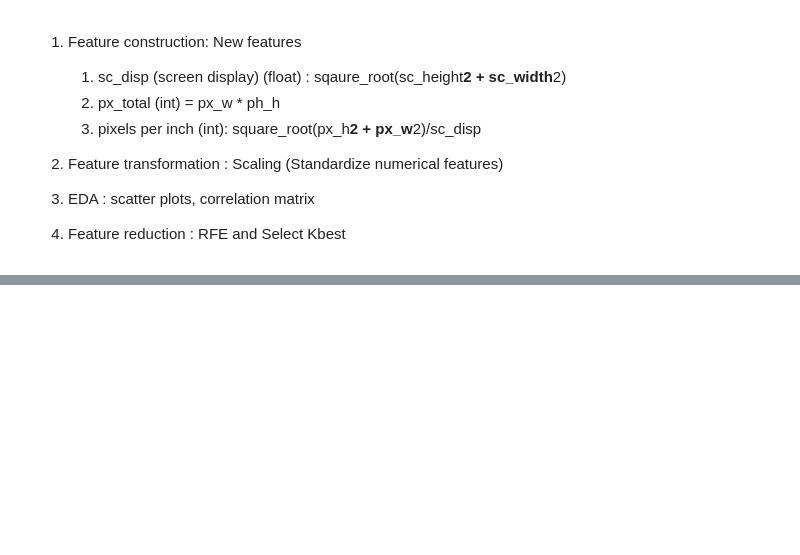
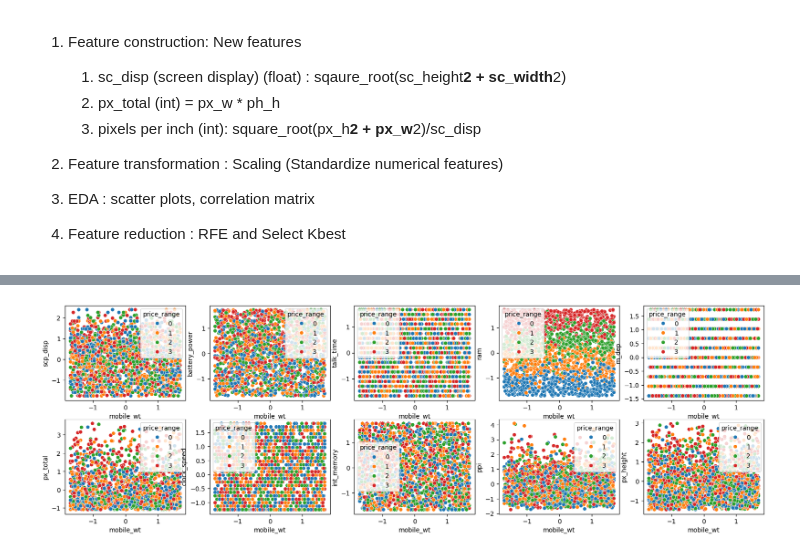
Before and after one commit to Clarkey33/Mobile_Price_Prediction, a Jupyter notebook: classification_model.ipynb, the cells around one changed output, grey strips where cells are left out. Cells and saved outputs as stored; diff of their text form; code cells hidden in the pictures; blank space fills up the shorter version.

```diff
--- a/classification_model.ipynb
+++ b/classification_model.ipynb
@@ -302,0 +351,13 @@ check_outlier(df_mobile)
+# %%
+#Initialize StandardScaler
+scaler = StandardScaler()
+
+#apply scaler to numeric features
+numeric_cols = df_mobile.select_dtypes(include=np.number).columns.tolist()
+
+scaled_cols = scaler.fit_transform(df_mobile[numeric_cols])
+
+# Assign scaled values back to the DataFrame
+df_mobile[numeric_cols] = pd.DataFrame(scaled_cols, columns=numeric_cols, index=df_mobile.index)
+
+df_mobile.head() #print the first few rows to check
@@ -302,0 +372,45 @@ check_outlier(df_mobile)
+# %%
+#EDA
+
+#Scatter plot
+
+#Does phone weight correlate to any of the design features?
+
+#create subplot
+
+fig = plt.figure(figsize=(20,6)) #intialize figure
+ax0 = fig.add_subplot(2,5,1)
+ax1 = fig.add_subplot(2,5,2)
+ax2 = fig.add_subplot(2,5,3)
+ax3 = fig.add_subplot(2,5,4)
+ax4 = fig.add_subplot(2,5,5)
+ax5 = fig.add_subplot(2,5,6)
+ax6 = fig.add_subplot(2,5,7)
+ax7 = fig.add_subplot(2,5,8)
+ax8 = fig.add_subplot(2,5,9)
+ax9 = fig.add_subplot(2,5,10)
+
+sns.scatterplot(data=df_mobile, x="mobile_wt" , y="scp_disp" , hue= "price_range",ax=ax0)
+
+sns.scatterplot(data=df_mobile, x="mobile_wt" , y="battery_power" , hue= "price_range",ax=ax1)
+
+sns.scatterplot(data=df_mobile, x="mobile_wt" , y="talk_time" , hue= "price_range",ax=ax2)
+
+sns.scatterplot(data=df_mobile, x="mobile_wt" , y="ram" ,hue= "price_range", ax=ax3)
+
+sns.scatterplot(data=df_mobile, x="mobile_wt" , y="m_dep" ,hue= "price_range", ax=ax4)
+
+sns.scatterplot(data=df_mobile, x="mobile_wt" , y="px_total" ,hue= "price_range", ax=ax5)
+
+sns.scatterplot(data=df_mobile, x="mobile_wt" , y="clock_speed" ,hue= "price_range", ax=ax6)
+
+sns.scatterplot(data=df_mobile, x="mobile_wt" , y="int_memory" ,hue= "price_range", ax=ax7)
+
+sns.scatterplot(data= df_mobile, x = "mobile_wt", y = "ppi", hue= "price_range",ax=ax8 )
+
+sns.scatterplot(data= df_mobile, x = "mobile_wt", y = "px_height", hue= "price_range",ax=ax9 )
+
+
+plt.show()
+# %% [output]
+[figure, added]
```
Also changed, not shown: parts of 39 cells of this notebook.
